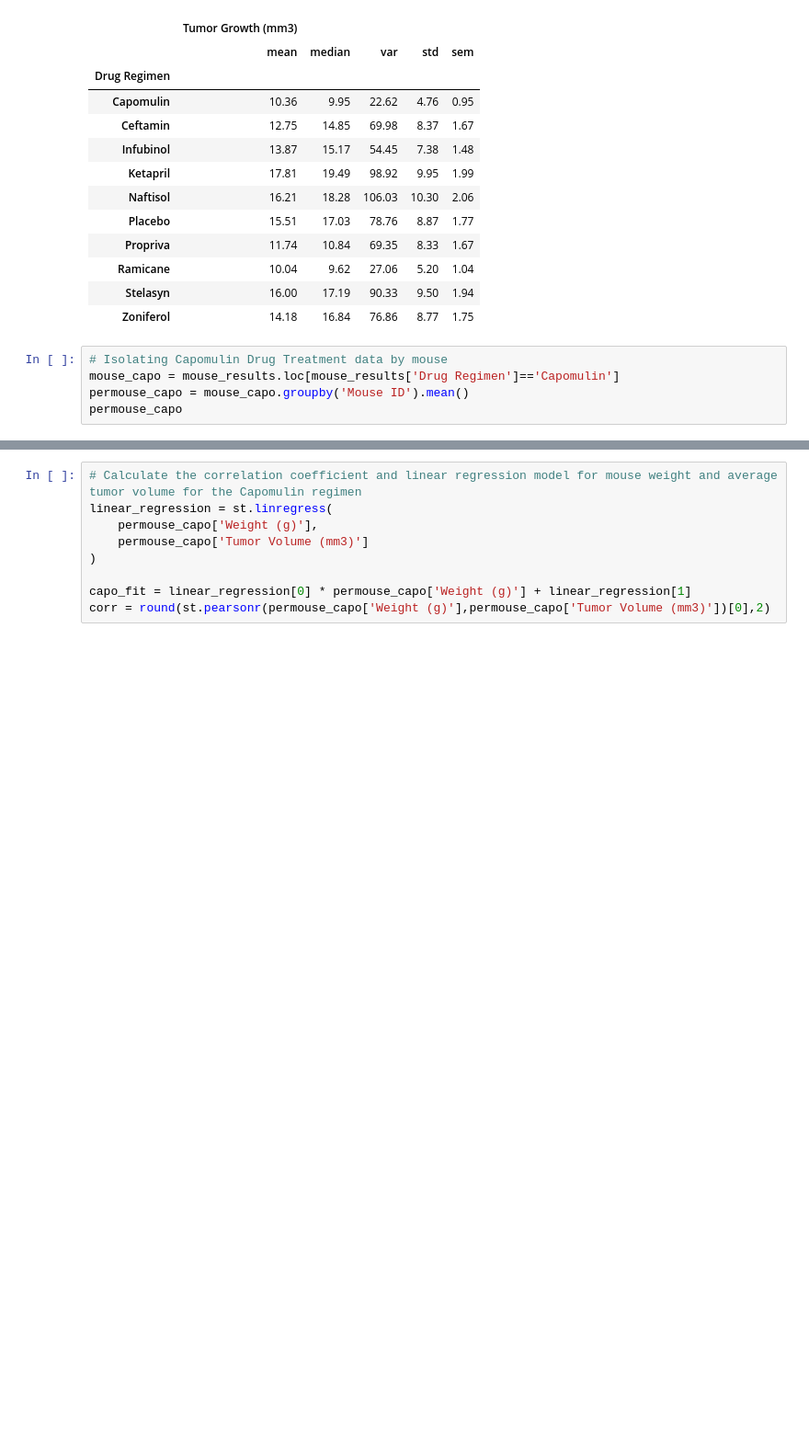
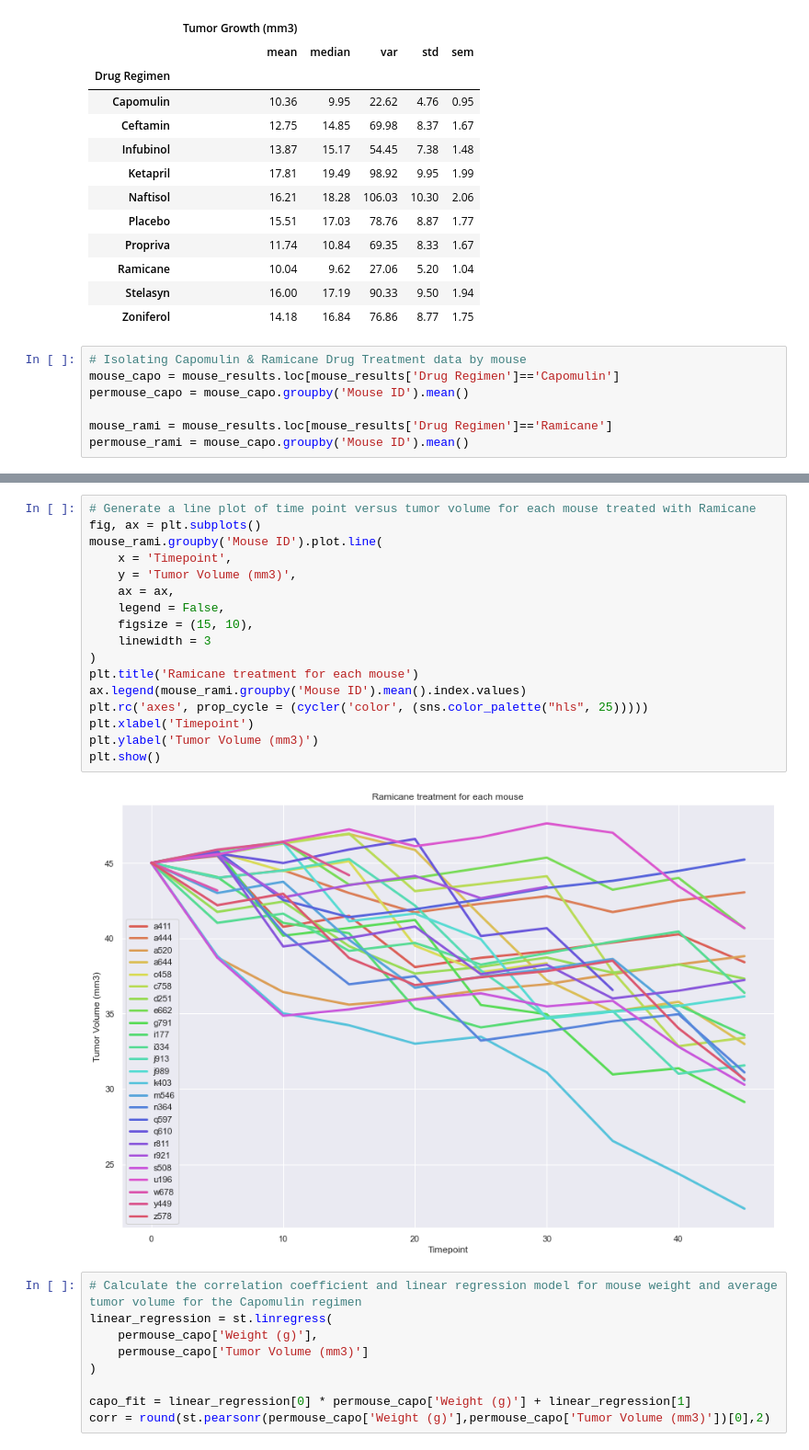
Before and after one commit to cckuqui/Matplotlib-challenge, a Jupyter notebook: main.ipynb, the cells around one changed output, grey strips where cells are left out. Shown at 92% size. Saved outputs shown, nothing was run; the diff lists cells and outputs as text; blank space fills up the shorter version.

Commit message:
images for readme

```diff
--- a/main.ipynb
+++ b/main.ipynb
@@ -216,7 +196,9 @@ dif_growth.groupby("Drug Regimen").agg({'Tumor Growth (mm3)':["mean","median","v
 | Stelasyn | 16.00 | 17.19 | 90.33 | 9.50 | 1.94 |
 | Zoniferol | 14.18 | 16.84 | 76.86 | 8.77 | 1.75 |
 # %%
-# Isolating Capomulin Drug Treatment data by mouse
+# Isolating Capomulin & Ramicane Drug Treatment data by mouse
 mouse_capo = mouse_results.loc[mouse_results['Drug Regimen']=='Capomulin']
 permouse_capo = mouse_capo.groupby('Mouse ID').mean()
-permouse_capo
+
+mouse_rami = mouse_results.loc[mouse_results['Drug Regimen']=='Ramicane']
+permouse_rami = mouse_capo.groupby('Mouse ID').mean()
@@ -242,3 +224,22 @@ permouse_capo
+# %%
+# Generate a line plot of time point versus tumor volume for each mouse treated with Ramicane
+fig, ax = plt.subplots()
+mouse_rami.groupby('Mouse ID').plot.line(
+    x = 'Timepoint',
+    y = 'Tumor Volume (mm3)',
+    ax = ax,
+    legend = False,
+    figsize = (15, 10),
+    linewidth = 3
+)
+plt.title('Ramicane treatment for each mouse')
+ax.legend(mouse_rami.groupby('Mouse ID').mean().index.values)
+plt.rc('axes', prop_cycle = (cycler('color', (sns.color_palette("hls", 25)))))
+plt.xlabel('Timepoint')
+plt.ylabel('Tumor Volume (mm3)')
+plt.show()
+# %% [output]
+[figure, added]
 # %%
 # Calculate the correlation coefficient and linear regression model for mouse weight and average tumor volume for the Capomulin regimen
 linear_regression = st.linregress(
```
Also changed, not shown: parts of 5 cells of this notebook, 10 other files.
